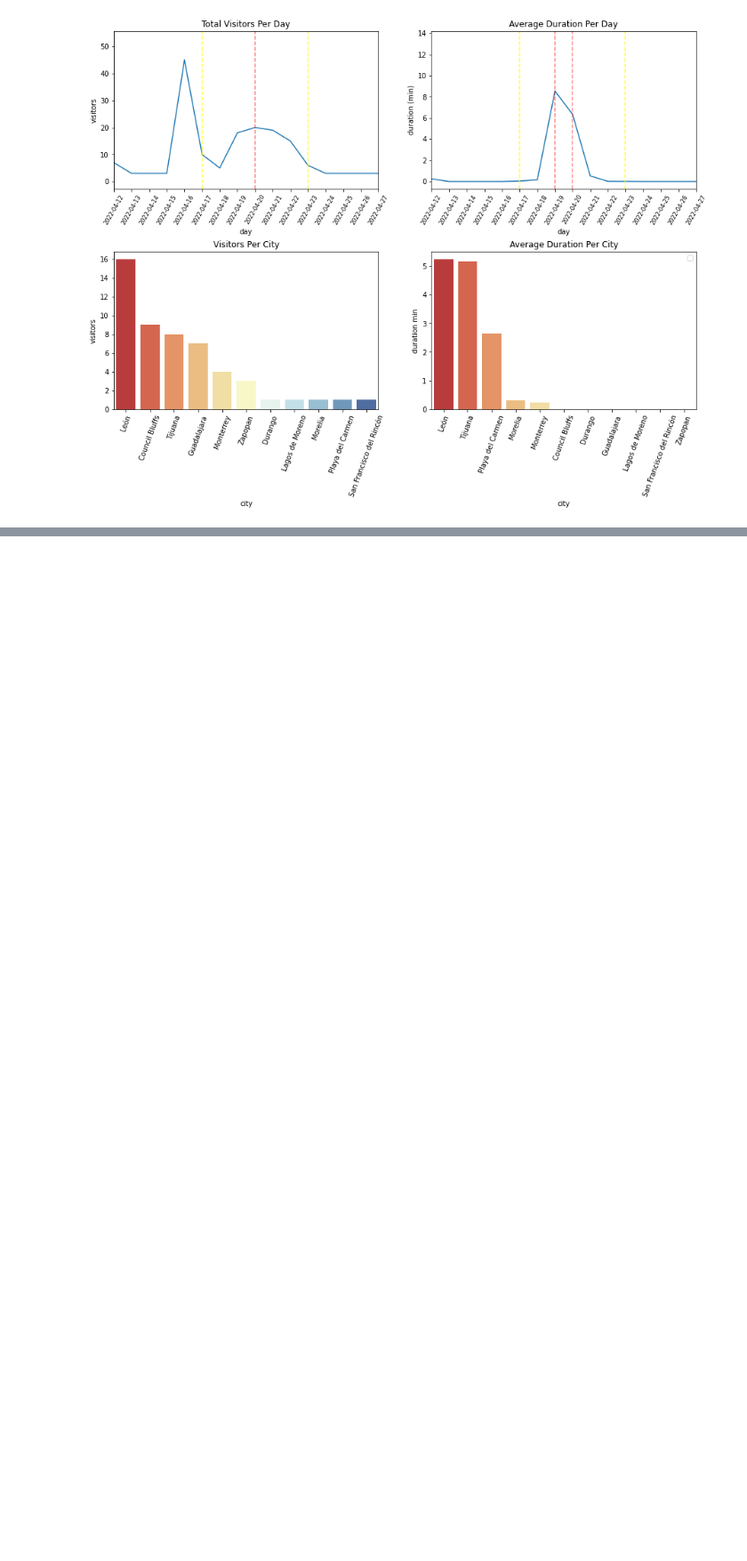
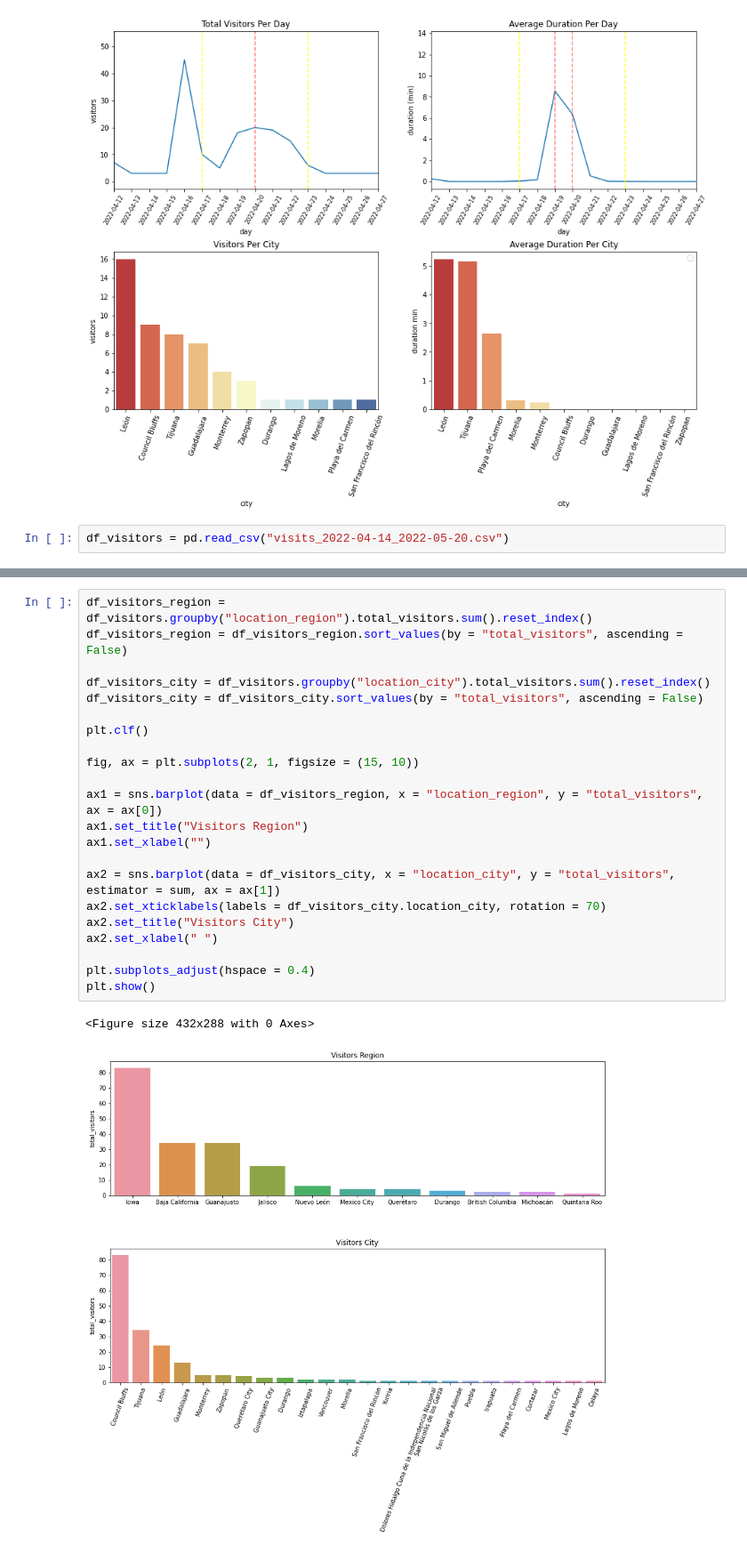
Before and after one commit to juanm05/Abril_Shopify, a Jupyter notebook: main.ipynb, the cells around one changed output, grey strips where cells are left out. Shown at 89% size. Saved outputs shown, nothing was run; the diff lists cells and outputs as text; blank space fills up the shorter version.

Commit message:
Ciudades con mas visitas

```diff
--- a/main.ipynb
+++ b/main.ipynb
@@ -148,3 +148,5 @@ plt.show()
 # %% [output]
 No handles with labels found to put in legend.
 [figure]
+# %%
+df_visitors = pd.read_csv("visits_2022-04-14_2022-05-20.csv")
@@ -150,0 +162,25 @@ No handles with labels found to put in legend.
+# %%
+df_visitors_region =  df_visitors.groupby("location_region").total_visitors.sum().reset_index()
+df_visitors_region = df_visitors_region.sort_values(by = "total_visitors", ascending = False)
+
+df_visitors_city = df_visitors.groupby("location_city").total_visitors.sum().reset_index()
+df_visitors_city = df_visitors_city.sort_values(by = "total_visitors", ascending = False)
+
+plt.clf()
+
+fig, ax = plt.subplots(2, 1, figsize = (15, 10))
+
+ax1 = sns.barplot(data = df_visitors_region, x = "location_region", y = "total_visitors", ax = ax[0])
+ax1.set_title("Visitors Region")
+ax1.set_xlabel("")
+
+ax2 = sns.barplot(data = df_visitors_city, x = "location_city", y = "total_visitors", estimator = sum, ax = ax[1])
+ax2.set_xticklabels(labels = df_visitors_city.location_city, rotation = 70)
+ax2.set_title("Visitors City")
+ax2.set_xlabel(" ")
+
+plt.subplots_adjust(hspace = 0.4)
+plt.show()
+# %% [output]
+<Figure size 432x288 with 0 Axes>
+[figure, added]
```
Also changed, not shown: parts of 1 cell of this notebook, 1 other file.
